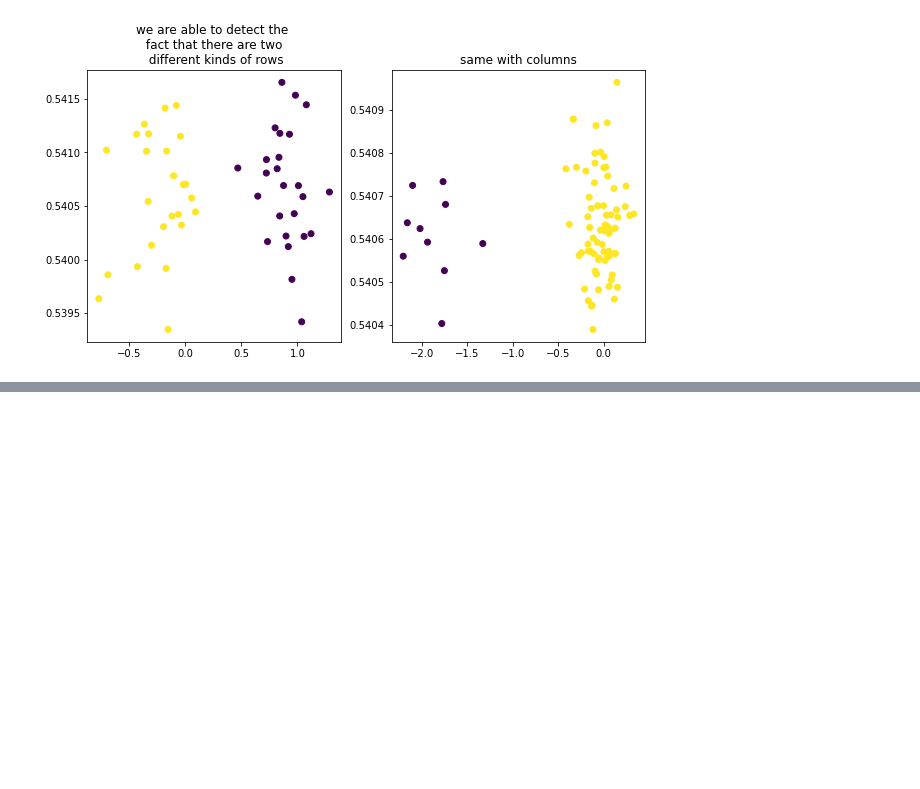
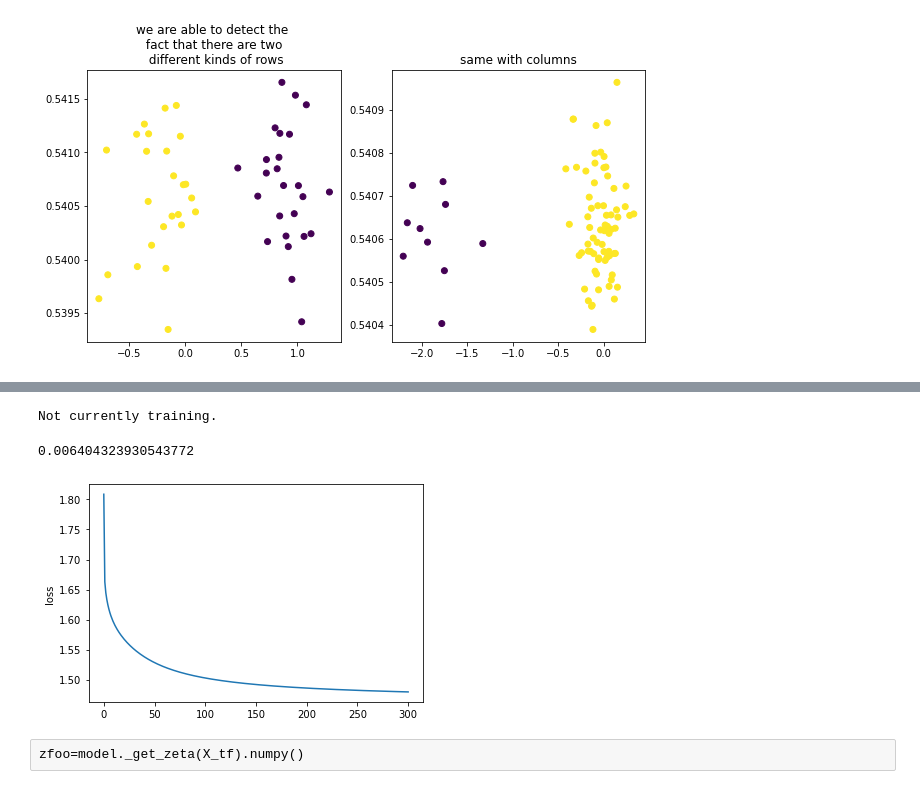
Before and after one commit to jacksonloper/signedfac, a Jupyter notebook: basic_usage.ipynb, the cells around one changed output, grey strips where cells are left out. Cells and saved outputs as stored; diff of their text form; code cells hidden in the pictures; blank space fills up the shorter version.

```diff
--- a/basic_usage.ipynb
+++ b/basic_usage.ipynb
@@ -124,0 +150,13 @@ plt.title("same with columns");
+# %%
+model=signedfac.initialize(Xnb,2,'negativebinomial')
+X_tf = signedfac.to_tensorflow(Xnb)
+trainer=signedfac.Trainer(X_tf,model)
+trainer.train_tqdm_notebook(maxiter=300)
+trainer.status()
+model.thetas.numpy().min()
+# %% [output]
+Not currently training.
+0.006404323930543772
+[figure, added]
+# %% [raw]
+zfoo=model._get_zeta(X_tf).numpy()
```
Also changed, not shown: parts of 8 cells of this notebook, 2 other files.
